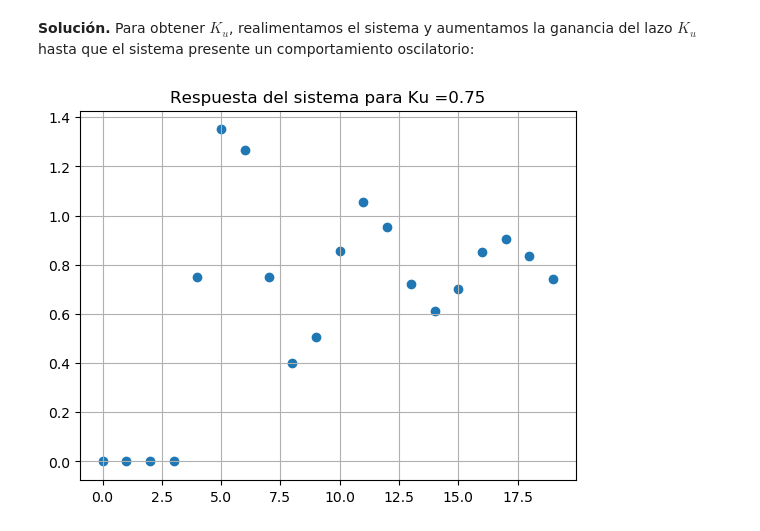
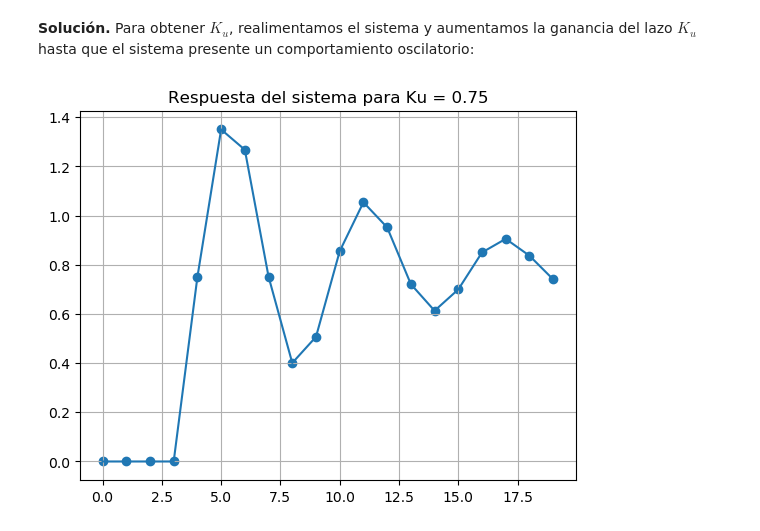
Before and after one commit to pablocarb/ari-notebooks, a Jupyter notebook: T4.ipynb, the cells around one changed output. Saved outputs shown, nothing was run; the diff lists cells and outputs as text; code cells hidden in the pictures.

```diff
--- a/T4.ipynb
+++ b/T4.ipynb
@@ -27,8 +27,9 @@ for k in range(2,N):
     u[k] = Ku * e
 # %%
 plt.scatter(range(N), y)
-plt.title("Respuesta del sistema para Ku =" + str(Ku))
+plt.plot(range(N), y)
+plt.title("Respuesta del sistema para Ku = " + str(Ku))
 plt.grid()
 plt.show()
 # %% [output]
-[figure, old version]
+[figure, new version]
```
Also changed, not shown: parts of 18 cells of this notebook.
